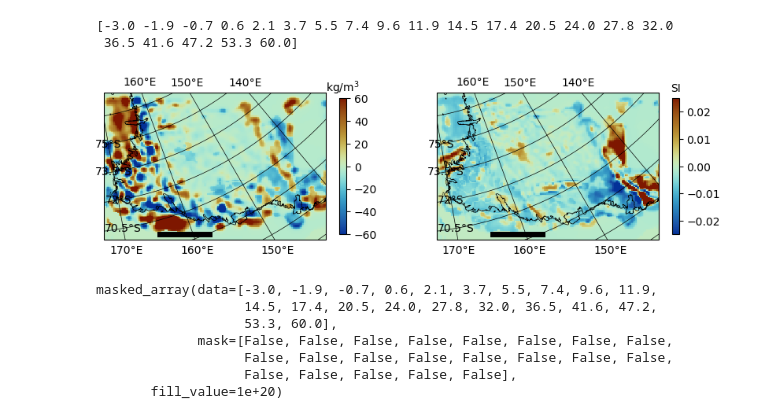
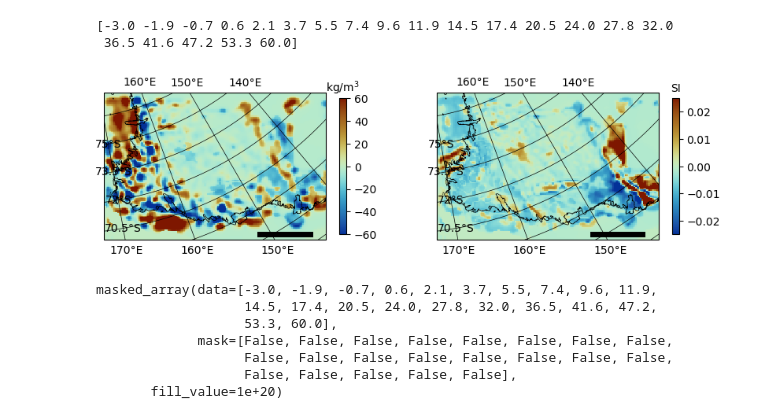
Before and after one commit to MaximilianLowe/Local_inversion_and_rock_properties_nVL_GJI_2024, a Jupyter notebook: jupyter_notebook_4_Compare_regional_VI_wsb_inversion_to_petrology_data.ipynb, the cells around one changed output. Drawn from its saved outputs; the diff is of its cells as text; code cells hidden in the pictures.

```diff
--- a/jupyter_notebook_4_Compare_regional_VI_wsb_inversion_to_petrology_data.ipynb
+++ b/jupyter_notebook_4_Compare_regional_VI_wsb_inversion_to_petrology_data.ipynb
@@ -107,36 +107,37 @@ cb = plt.colorbar(im3, shrink=0.15)
 cb.ax.set_title(unit_dens, fontsize=10)
 
 ax3.plot(
-    [0.6e6, 0.6e6 + 300000], [-2.2e6, -2.2e6], "-k", linewidth=5
+    [1.2e6, 1.2e6 + 300000], [-2.2e6, -2.2e6], "-k", linewidth=5
 )  # 300 km scale bar
 
 
 ax4 = plt.subplot(1, 2, 2, projection=ccrs.SouthPolarStereo())
 # plt.title("Susceptibility at {:.1f} km depth".format(Depth_inversion_km[Depth_index]))
 ax4.set_extent([172, 135, -73, -70], ccrs.PlateCarree())
 im4 = plt.pcolormesh(
     xx, yy, inv_sus_depth_slice, cmap=cmap_rev, vmin=-0.025, vmax=0.025
 )
 Coastline.plot(ax=ax4, color="k", linewidth=0.5)
 # ax4.plot(line_x , line_y , color='k' , linewidth=1)
 ax4.gridlines(
     linewidth=0.5, draw_labels=True, color="k", alpha=1, linestyle="-", rotate_labels=0
 )
 axes = plt.gca()
 cb = plt.colorbar(im4, shrink=0.15)
 cb.ax.set_title(unit_sus, fontsize=10)
 
 ax4.plot(
-    [0.6e6, 0.6e6 + 300000], [-2.2e6, -2.2e6], "-k", linewidth=5
+    [1.2e6, 1.2e6 + 300000], [-2.2e6, -2.2e6], "-k", linewidth=5
 )  # 300 km scale bar
+
 
 plt.savefig(
     "VI_regional_inversion_reg10_coupling_15e3_run2/Figure/depth_slices2100m.png",
     facecolor=figure1.get_facecolor(),
     transparent=True,
 )
 # %% [output]
-[figure, old version]
+[figure, new version]
 # %%
 Depth_inversion_km
 # %% [output]
```
Also changed, not shown: 7 other files.
